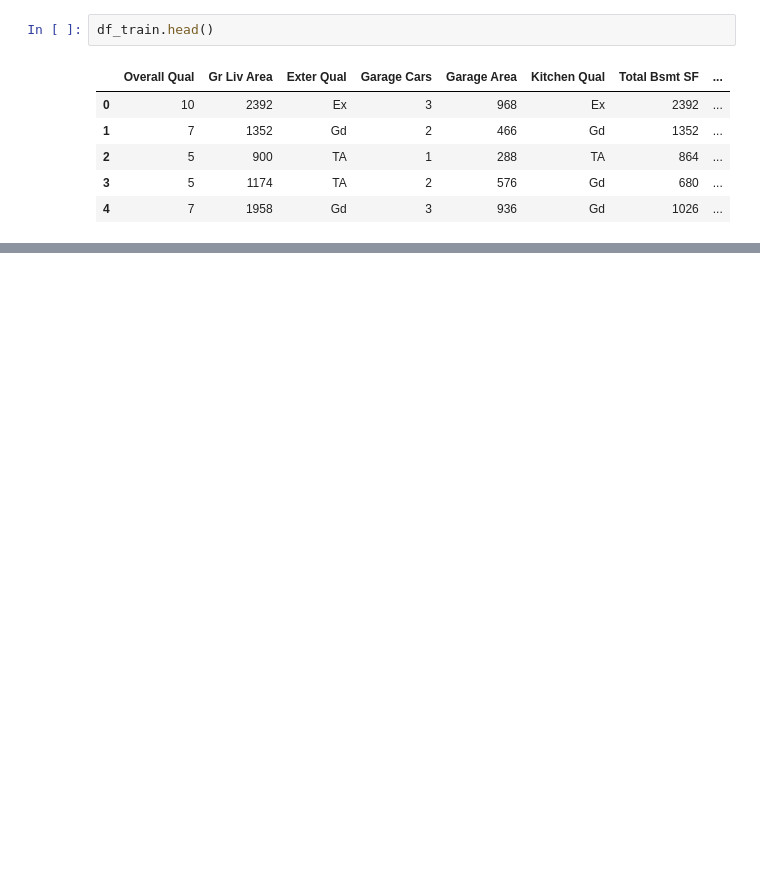
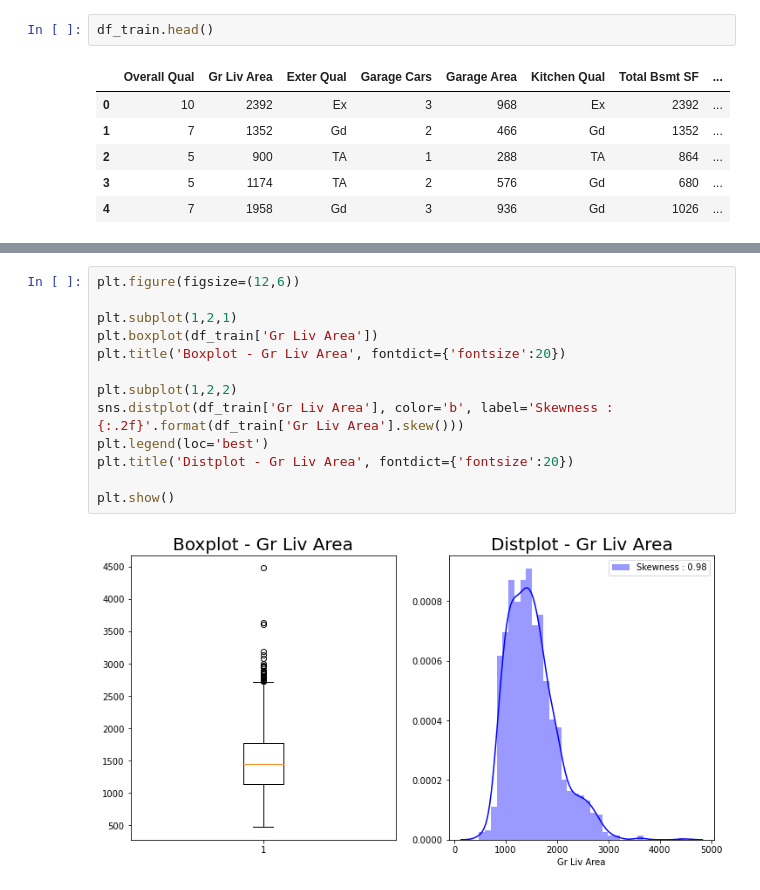
Before and after one commit to Park-taenam/DACON, a Jupyter notebook: HousePrices/HousePrices.ipynb, the cells around one changed output, grey strips where cells are left out. Cells and saved outputs as stored; diff of their text form; blank space fills up the shorter version.

```diff
--- a/HousePrices/HousePrices.ipynb
+++ b/HousePrices/HousePrices.ipynb
@@ -77,0 +257,15 @@ df_train.head()
+# %%
+plt.figure(figsize=(12,6))
+
+plt.subplot(1,2,1)
+plt.boxplot(df_train['Gr Liv Area'])
+plt.title('Boxplot - Gr Liv Area', fontdict={'fontsize':20})
+
+plt.subplot(1,2,2)
+sns.distplot(df_train['Gr Liv Area'], color='b', label='Skewness : {:.2f}'.format(df_train['Gr Liv Area'].skew()))
+plt.legend(loc='best')
+plt.title('Distplot - Gr Liv Area', fontdict={'fontsize':20})
+
+plt.show()
+# %% [output]
+[figure, added]
```
Also changed, not shown: parts of 78 cells of this notebook.
